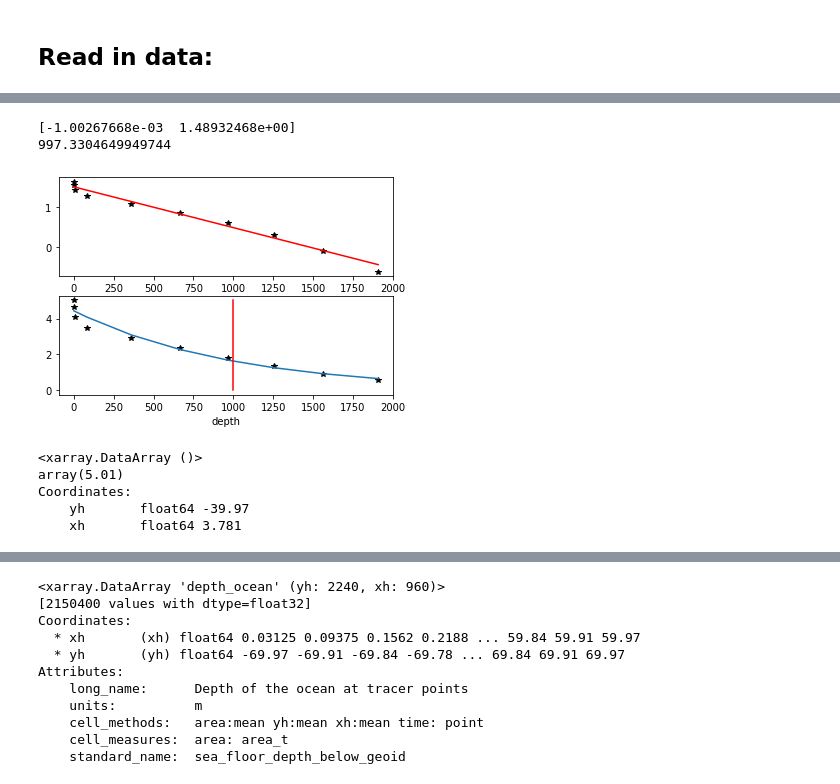
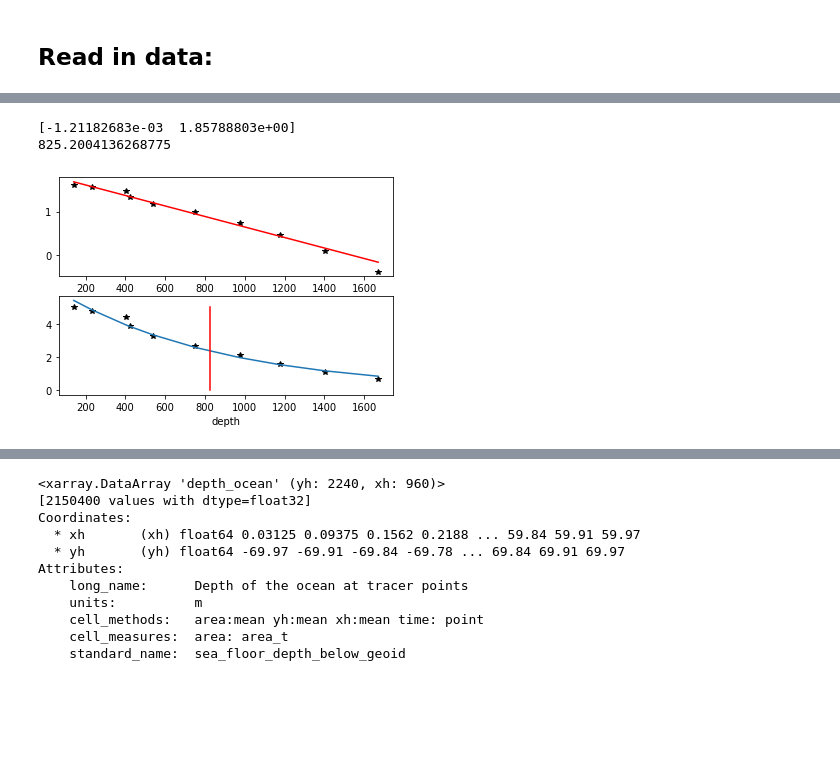
Before and after one commit to ElizabethYankovsky/Neverworld2-Analysis, a Jupyter notebook: Vertical_Structure_with_Jake/Thermocline_depths.ipynb, the cells around one changed output, grey strips where cells are left out. Saved outputs shown, nothing was run; the diff lists cells and outputs as text; code cells hidden in the pictures; blank space fills up the shorter version.

```diff
--- a/Vertical_Structure_with_Jake/Thermocline_depths.ipynb
+++ b/Vertical_Structure_with_Jake/Thermocline_depths.ipynb
@@ -76,42 +105,34 @@ layer_pos = h_masked.cumsum(dim='zl')*mask
 # %%
 ##Testing the curve fitting at one location
 
-ind1 = 480
+ind1 = 80
 ind2 = 60
 
 local_rho   = rho_3D[:,ind1,ind2].dropna('zl')
 local_rho   = abs(local_rho-local_rho[-1])
 local_layer = layer_pos[:,ind1,ind2].dropna('zl')
 
 x = local_layer[:-2]
 y = local_rho[:-2]
 plt.subplot(2,1,1)
 plt.plot(x,np.log(y),'*k')
 A = np.polyfit(x,np.log(y),1,w=np.sqrt(y))
 print(A)
 plt.plot(x,A[1]+x*A[0],'r-')
 
 plt.subplot(2,1,2)
 #plt.title('12.5E, 50N')
 plt.plot(x,y,'*k')
 plt.plot(x,np.exp(A[1]+x*A[0]))
 plt.plot([abs(1/A[0]),abs(1/A[0])],[0,np.max(y)],'r')
 plt.xlabel('depth')
 #plt.ylabel('buoyancy anomaly ($kg/m^3$)')
 depth = np.abs(1/A[0])
 print(depth)
 # %% [output]
-[-1.00267668e-03  1.48932468e+00]
-997.3304649949744
+[-1.21182683e-03  1.85788803e+00]
+825.2004136268775
-[figure, old version]
+[figure, new version]
-# %%
-np.max(y)
-# %% [output]
-<xarray.DataArray ()>
-array(5.01)
-Coordinates:
-    yh       float64 -39.97
-    xh       float64 3.781
 # %%
 ##Curve fitting for all locations
 depths = xr.zeros_like(rho_3D[0,:,:])
```
Also changed, not shown: parts of 12 cells of this notebook, 17 other files.
